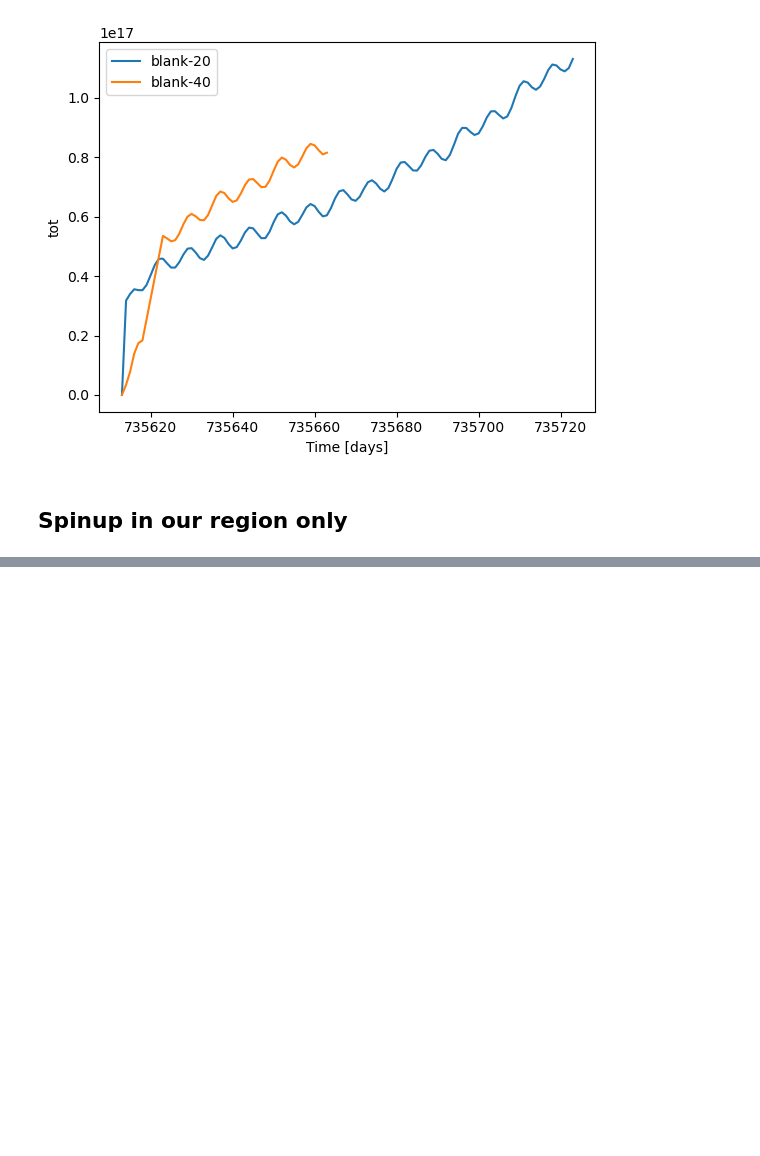
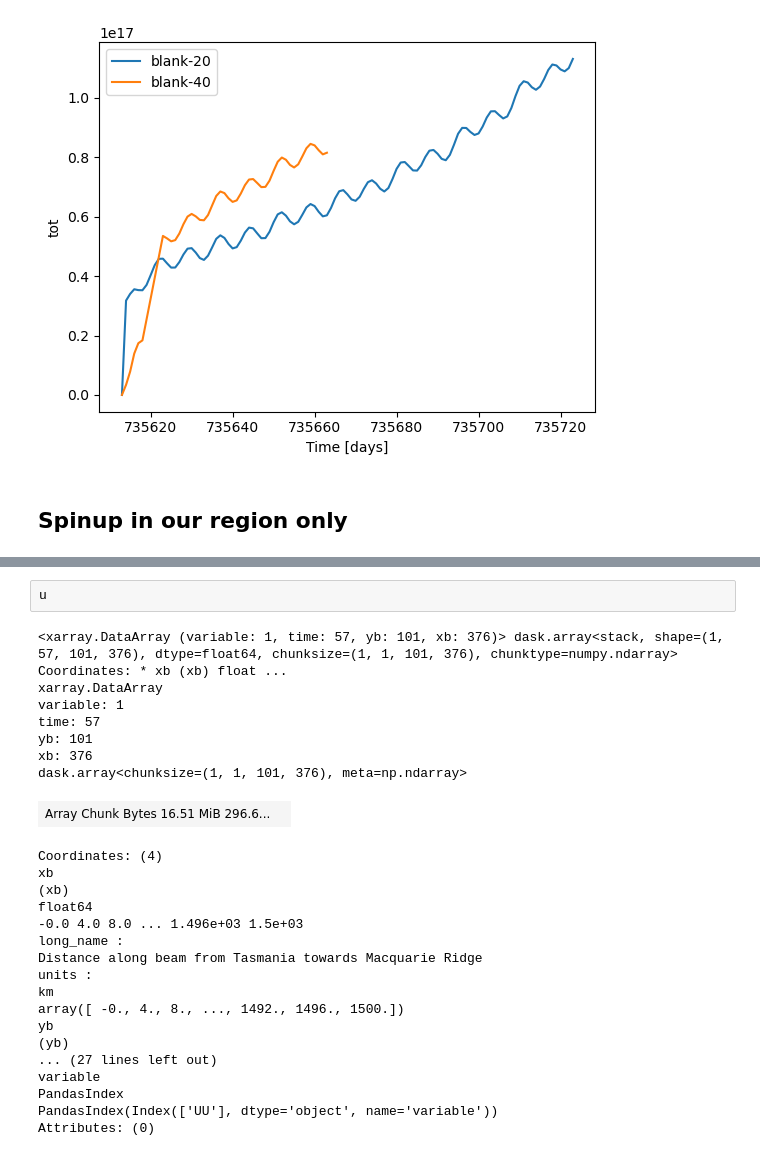
Before and after one commit to ashjbarnes/tasman-tides, a Jupyter notebook: notebooks/analysis/plot_spinup.ipynb, the cells around one changed output, grey strips where cells are left out. Saved outputs shown, nothing was run; the diff lists cells and outputs as text; blank space fills up the shorter version.

```diff
--- a/notebooks/analysis/plot_spinup.ipynb
+++ b/notebooks/analysis/plot_spinup.ipynb
@@ -99,0 +125,28 @@ Error:
+# %%
+u
+# %% [output]
+<xarray.DataArray (variable: 1, time: 57, yb: 101, xb: 376)> dask.array<stack, shape=(1, 57, 101, 376), dtype=float64, chunksize=(1, 1, 101, 376), chunktype=numpy.ndarray> Coordinates: * xb (xb) float ...
+xarray.DataArray
+variable: 1
+time: 57
+yb: 101
+xb: 376
+dask.array<chunksize=(1, 1, 101, 376), meta=np.ndarray>
+| Array Chunk Bytes 16.51 MiB 296.6... |  |
+Coordinates: (4)
+xb
+(xb)
+float64
+-0.0 4.0 8.0 ... 1.496e+03 1.5e+03
+long_name :
+Distance along beam from Tasmania towards Macquarie Ridge
+units :
+km
+array([ -0., 4., 8., ..., 1492., 1496., 1500.])
+yb
+(yb)
+... (27 lines left out)
+variable
+PandasIndex
+PandasIndex(Index(['UU'], dtype='object', name='variable'))
+Attributes: (0)
```
Also changed, not shown: parts of 5 cells of this notebook.
